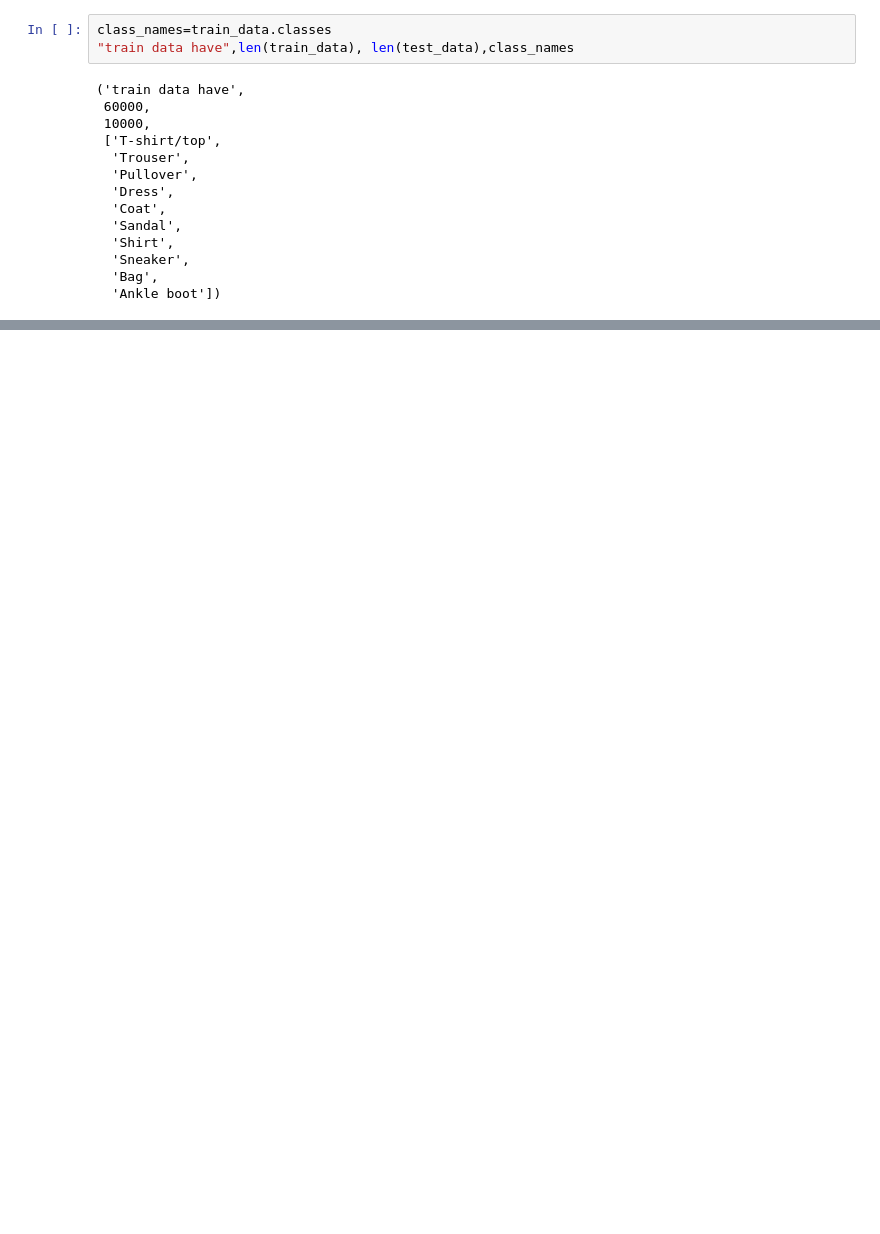
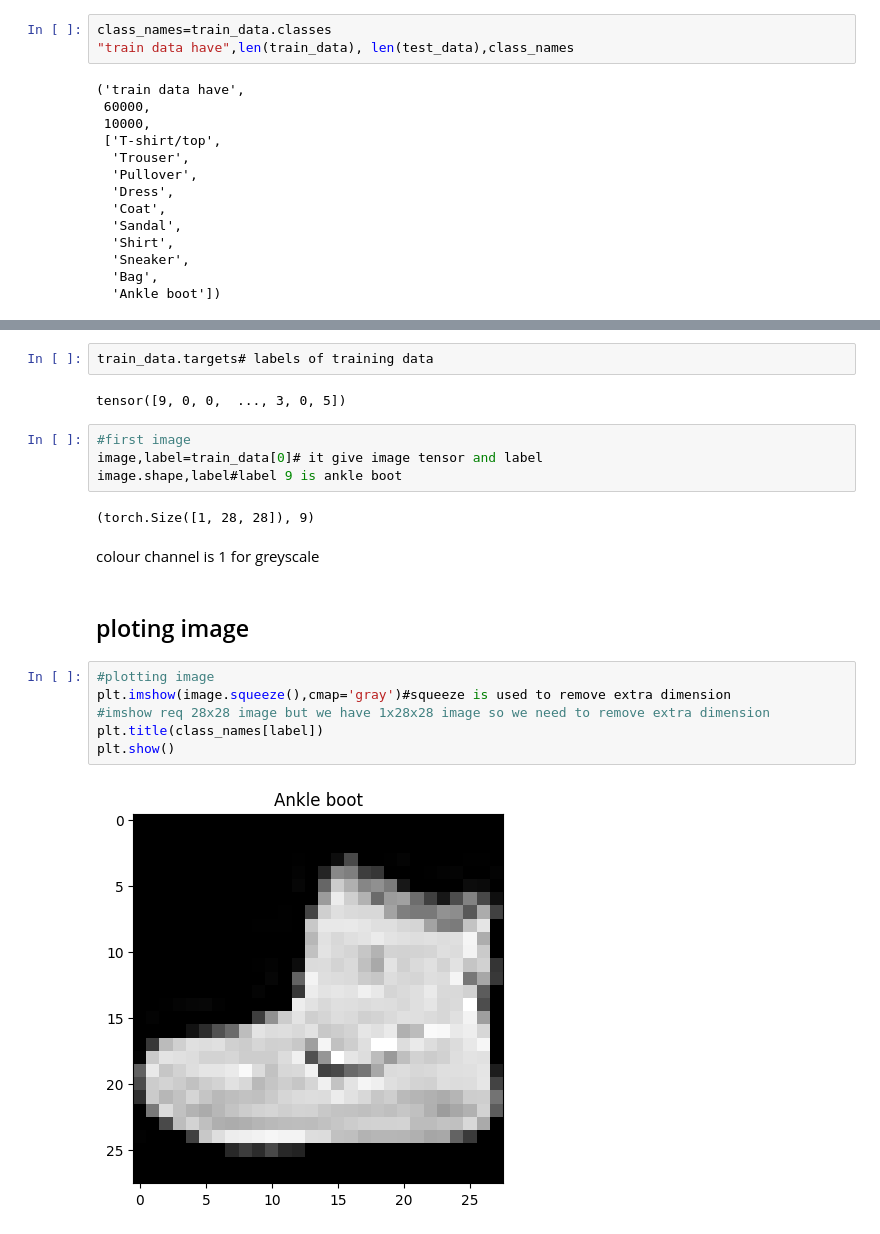
Before and after one commit to bloodykunu39/summer-term, a Jupyter notebook: pytorch/03_convolution.ipynb, the cells around one changed output, grey strips where cells are left out. Cells and saved outputs as stored; diff of their text form; blank space fills up the shorter version.

```diff
--- a/pytorch/03_convolution.ipynb
+++ b/pytorch/03_convolution.ipynb
@@ -116,0 +112,22 @@ class_names=train_data.classes
+# %%
+train_data.targets# labels of training data
+# %% [output]
+tensor([9, 0, 0,  ..., 3, 0, 5])
+# %%
+#first image
+image,label=train_data[0]# it give image tensor and label
+image.shape,label#label 9 is ankle boot
+# %% [output]
+(torch.Size([1, 28, 28]), 9)
+# %% [markdown]
+colour channel is 1 for greyscale
+# %% [markdown]
+## ploting image
+# %%
+#plotting image
+plt.imshow(image.squeeze(),cmap='gray')#squeeze is used to remove extra dimension
+#imshow req 28x28 image but we have 1x28x28 image so we need to remove extra dimension
+plt.title(class_names[label])
+plt.show()
+# %% [output]
+[figure, added]
```
Also changed, not shown: parts of 55 cells of this notebook, 1 other file.
